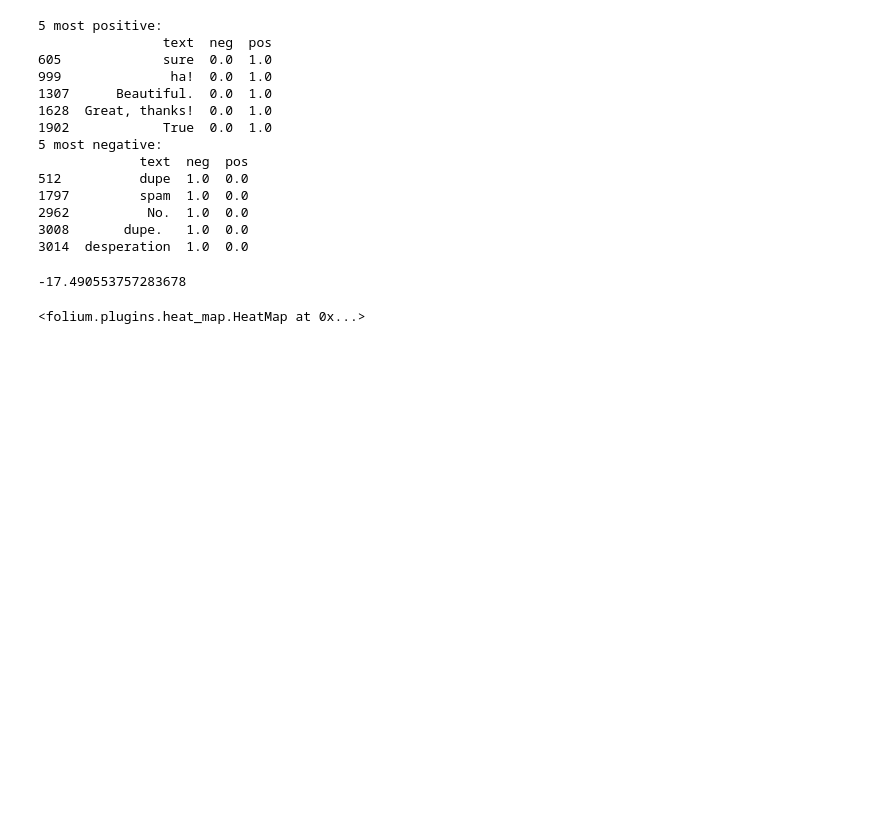
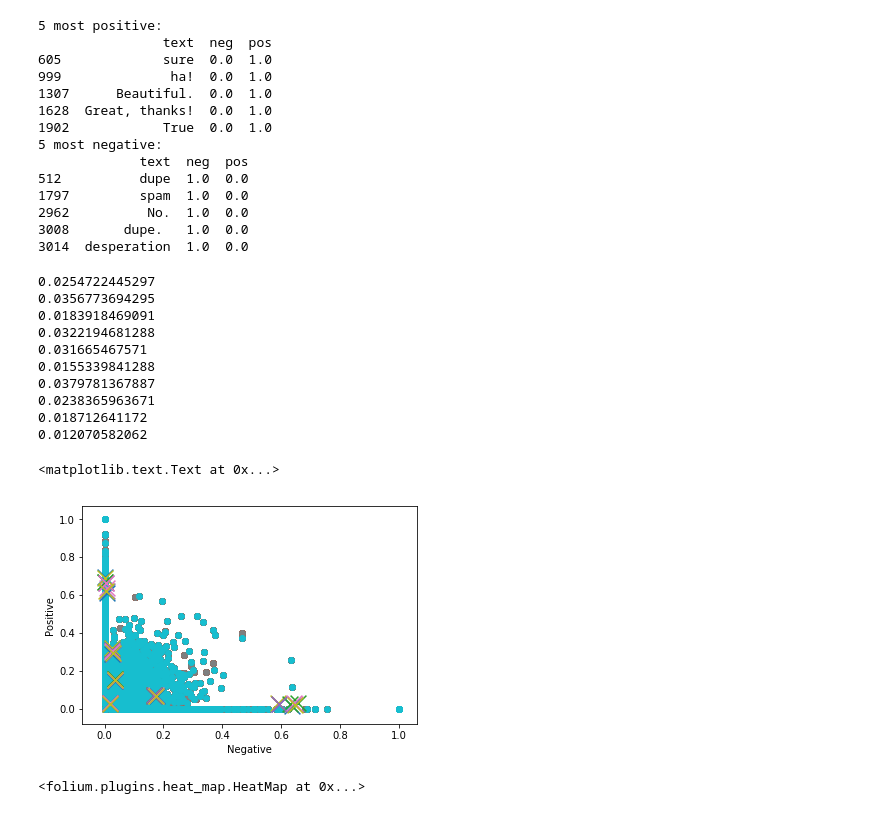
Before and after one commit to NicolaiVBonderup/BusinessIntelligenceElective, a Jupyter notebook: Assignment7/assignment7.ipynb, the cells around one changed output. Drawn from its saved outputs; the diff is of its cells as text; code cells hidden in the pictures; blank space fills up the shorter version.

Commit message:
Added a tentative part 2

```diff
--- a/Assignment7/assignment7.ipynb
+++ b/Assignment7/assignment7.ipynb
@@ -71,29 +91,54 @@ print(df.nlargest(5,'neg'))
 negatives = df['neg']
 positives = df['pos']
 posts = hackernews_items.dropna(subset=['text'], how='all')['text']
-# %%
-# This doesn't work yet, moved on to finish the other parts before giving this one another shot.
-# So don't copy this code for your handin quite yet.
-# I'm on to you.
-
-from sklearn.cluster import KMeans
-
-folds = KFold(n_splits=10)
-kmeans = KMeans(n_clusters=10)
-
-X = negatives.values
-Y = positives.values
-XY = np.stack((X,Y),axis=1)
-
-kmeans.fit(XY)
-
-clusters = kmeans.cluster_centers_
-
-pred = kmeans.predict(clusters)
-
-kmeans.score(XY)
-# %% [output]
--17.490553757283678
+# %%
+# No idea if this is right or not, doesn't feel like there's anywhere that can properly inform how this is supposed to work.
+# Would like a little more information on how this KMeans stuff is supposed to be done.
+from sklearn.cluster import KMeans
+
+folds = KFold(n_splits=10)
+kmeans = KMeans(n_clusters=6)
+
+X = negatives.values
+Y = positives.values
+XY = np.stack((X,Y),axis=1)
+
+for train_idx, test_idx in folds.split(X, Y):
+    X_train, X_test = X[train_idx].reshape(-1,1), X[test_idx].reshape(-1,1)
+    Y_train, Y_test = Y[train_idx].reshape(-1,1), Y[test_idx].reshape(-1,1)
+    XY_fold = XY[train_idx]
+
+    regr = linear_model.LinearRegression()
+
+    regr.fit(X_train,Y_train)
+
+    pred = regr.predict(X_test)
+
+    kmeans.fit(XY_fold)
+
+    centroid = kmeans.cluster_centers_
+
+    plt.scatter(centroid[:,0],centroid[:,1], marker = "x", s=250, linewidths = 5, zorder = 10)
+    plt.scatter(X[train_idx],Y[train_idx])
+
+    print(metrics.r2_score(Y_test,pred))
+
+
+plt.xlabel('Negative')
+plt.ylabel('Positive')
+# %% [output]
+0.0254722445297
+0.0356773694295
+0.0183918469091
+0.0322194681288
+0.031665467571
+0.0155339841288
+0.0379781367887
+0.0238365963671
+0.018712641172
+0.012070582062
+<matplotlib.text.Text at 0x...>
+[figure, added]
 # %%
 # Part 3
 import folium
```
Also changed, not shown: parts of 1 cell of this notebook.
